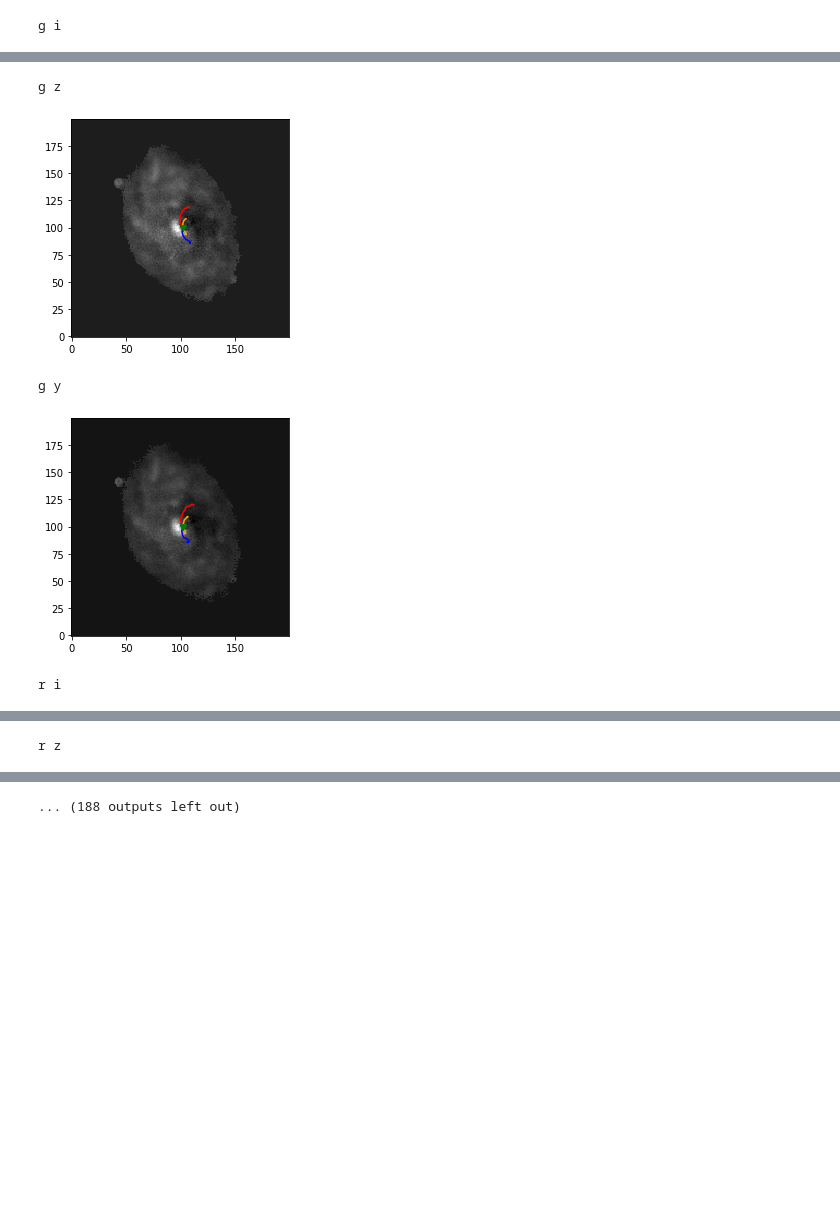
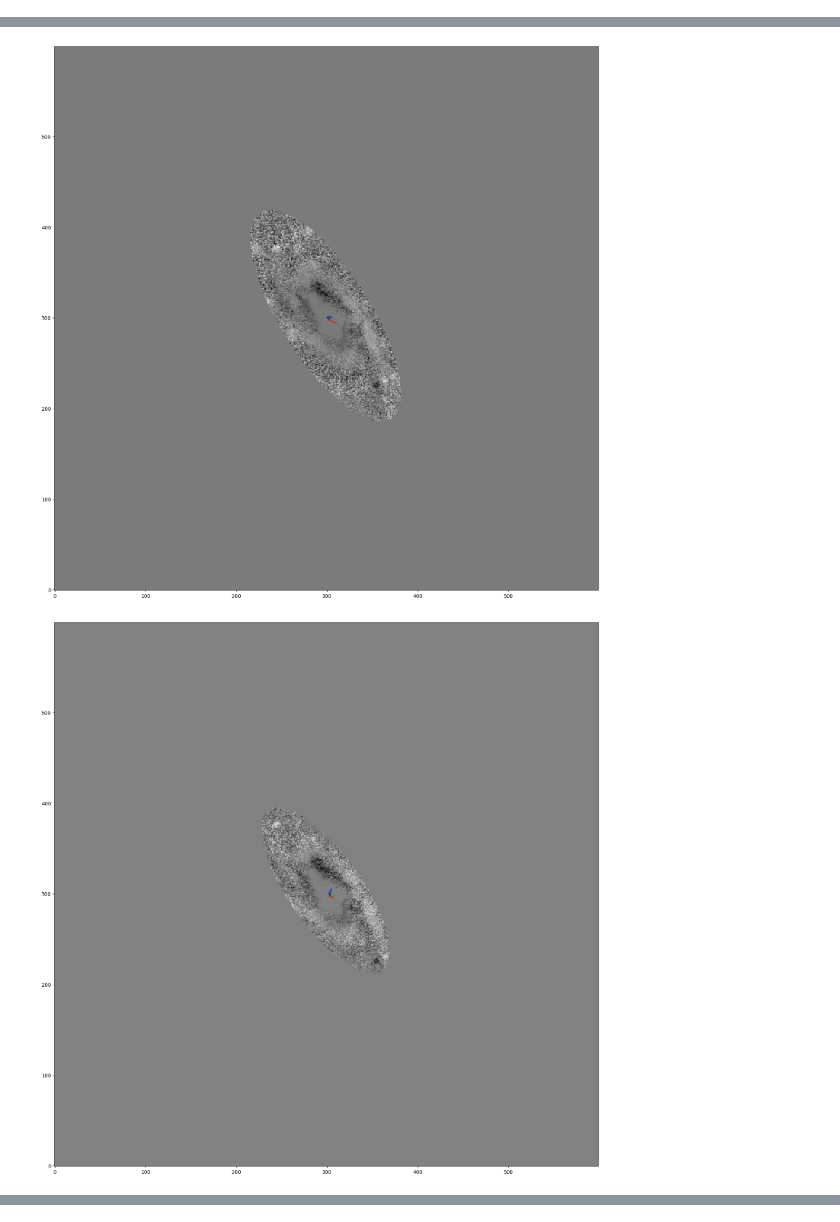
Before and after one commit to cora-schallock/gambit, a Jupyter notebook: examples/diff_visualize.ipynb, the cells around one changed output, grey strips where cells are left out. Saved outputs shown, nothing was run; the diff lists cells and outputs as text; code cells hidden in the pictures; blank space fills up the shorter version.

```diff
--- a/examples/diff_visualize.ipynb
+++ b/examples/diff_visualize.ipynb
@@ -63,5 +118,5 @@ def visualize_diff_cm(diff,foreground):
 # %%
-def construct_diff(name,first_band,base_band):
+def construct_diff_percentile(name,first_band,base_band):
     first_band_path = fits_path(name,first_band)
     base_band_path = fits_path(name,base_band)
 
@@ -77,27 +132,45 @@ def construct_diff(name,first_band,base_band):
         return None
 
     (foreground,_) = create_segmentation_masks(base_band_data)
+    cm_y, cm_x = calculate_center_of_mass(foreground)
 
     if np.sum(foreground) <= 0.01*np.sum(np.shape(base_band_data)):
         print("small forground gaurd")
         return None
 
-    diff = create_diff_image(first_band_data,base_band_data,foreground)
+    if use_sep:
+        the_el = run_sep(base_band_data, cm_x, cm_y)
+        if the_el is None:
+            print("issue with sep guard")
+            return None
+        foreground = the_el
 
-    #return diff
-    #view_fits(diff)
-    #view_fits(foreground)
-    visualize_diff_cm(diff,foreground)
+    if use_percentile:
+        diff = create_diff_per_image(first_band_data,base_band_data,foreground)
+    else:
+        diff = create_diff_image(first_band_data,base_band_data,foreground)
+
+    #one way to visualize cm:
+    (xu,yu,xl,yl) = diff_cm(diff,foreground)
+    visualize_diff_cm(diff,foreground,xu,yu,xl,yl)
+
+    #TODO - Better understand diff:
+    #1) Visualize diff vs. distance from center (for now you can just use center of image)
+    #2) Visualize diff vs. angle (see create_disk_angle_matrix in matrix.py, (h,k) center and theta is angle of ellipse, set to 0 for using standard math def.)
+    #3) Are there any noticable differences between band pairs?
+    #4) Are there any noticable differences table 2/4/5 and table 3?
+    #5) Use 1-4 but with use_percentile = True
 # %%
-i = 0
+i = 1
+dark_side = read_spin_parity_galaxies_label_from_csv(get_csv_path())
+
 for name in get_galaxy_list():
-    print(name)
+    if name not in dark_side: continue
+    print(i,name, dark_side[name])
     for (first_band,base_band) in itertools.combinations(bands_in_order, 2):
-        print(first_band,base_band)
-        diff = construct_diff(name,first_band,base_band)
-    #path_d = "/Users/cora-at-work/Desktop/test_{}.fits".format(name)
-    #write_fits(path_d,diff)
+        construct_diff_percentile(name,first_band,base_band)
     i += 1
-    if i > 10:
+    if i > 2:
         break
+    break
 # %% [output]
@@ -107 +178,0 @@ g r
-g i
@@ -109,5 +180,2 @@ g i
-g z
-[figure, old version]
+[figure, new version]
-g y
-[figure, old version]
+[figure, new version]
-r i
@@ -115 +182,0 @@ r i
-r z
@@ -117 +183,0 @@ r z
-... (188 outputs left out)
```
Also changed, not shown: parts of 11 cells of this notebook, 4 other files.
